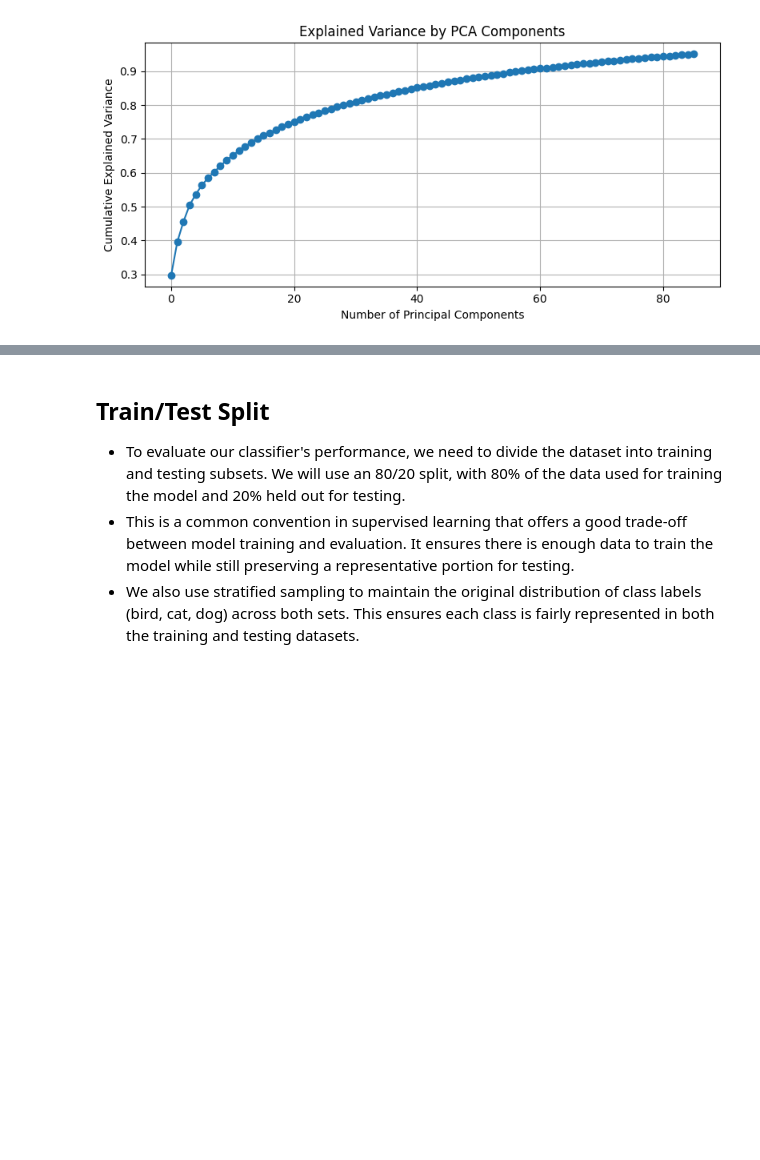
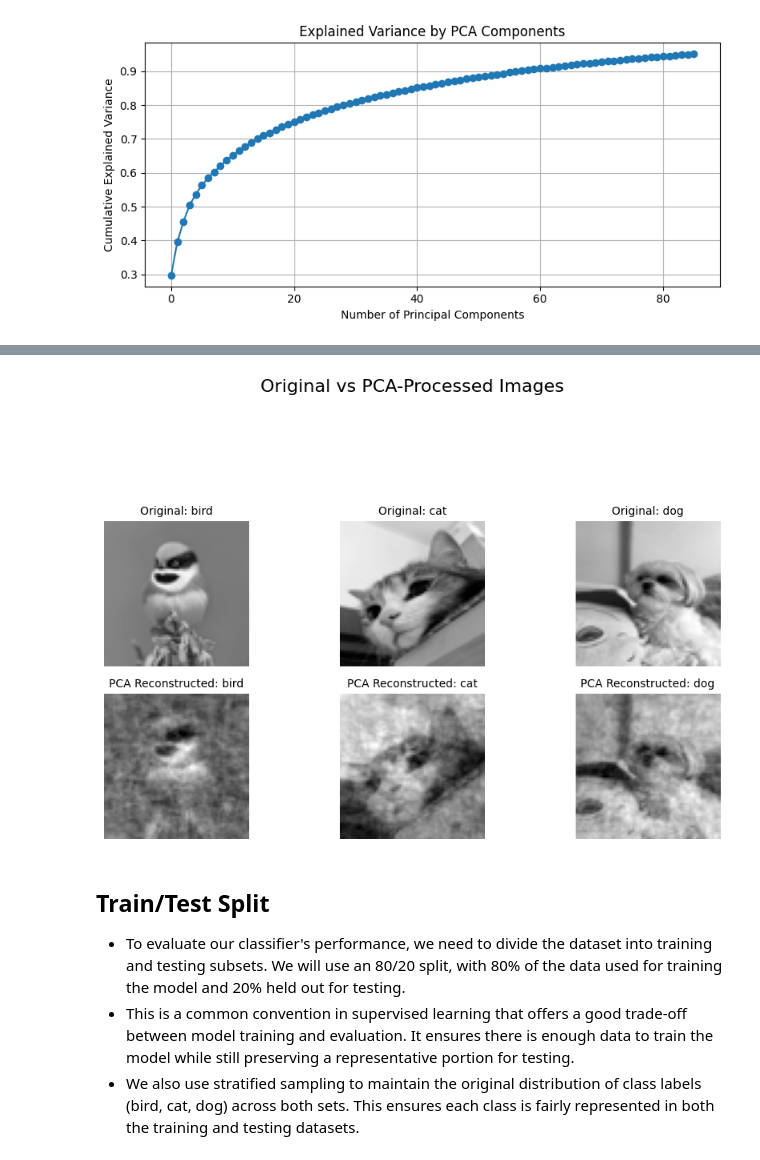
Before and after one commit to janmcconnellCityU/DS510_Team_Project, a Jupyter notebook: ds510_cnn_pca_team_project.ipynb, the cells around one changed output, grey strips where cells are left out. Saved outputs shown, nothing was run; the diff lists cells and outputs as text; code cells hidden in the pictures; blank space fills up the shorter version.

```diff
--- a/ds510_cnn_pca_team_project.ipynb
+++ b/ds510_cnn_pca_team_project.ipynb
@@ -117,3 +150,39 @@ Plot saved to visualizations\pca_explained_variance.png
+# %%
+# Visual Comparison: Original vs PCA-Processed Images
+
+# Select sample indices by class label (0=bird, 1=cat, 2=dog)
+sample_idxs = {
+    "bird": np.where(y == 0)[0][0],
+    "cat": np.where(y == 1)[0][0],
+    "dog": np.where(y == 2)[0][0]
+}
+
+# Plot original and PCA-reconstructed images in 3x2 layout (wider and taller)
+fig, axes = plt.subplots(2, 3, figsize=(9, 6))  # Increase figure size
+
+# Reduce white space between title and images
+fig.subplots_adjust(top=0.85)  # Push the images up closer to the title
+fig.suptitle("Original vs PCA-Processed Images", fontsize=16)
+
+for i, (label, idx) in enumerate(sample_idxs.items()):
+    # Original image
+    orig_img = X[idx].reshape(64, 64)
+    axes[0, i].imshow(orig_img, cmap='gray')
+    axes[0, i].set_title(f"Original: {label}", fontsize=10)
+    axes[0, i].axis('off')
+
+    # PCA reconstruction
+    pca_img = pca.inverse_transform(X_pca[idx]).reshape(64, 64)
+    axes[1, i].imshow(pca_img, cmap='gray')
+    axes[1, i].set_title(f"PCA Reconstructed: {label}", fontsize=10)
+    axes[1, i].axis('off')
+
+# Tight layout with adjusted space below suptitle
+plt.tight_layout(rect=[0, 0, 1, 0.80])  # Reduce padding above plots
+plt.savefig("pca_image_comparison_3x2.png")
+plt.show()
+# %% [output]
+[figure, added]
 # %% [markdown]
 ## Train/Test Split
 
```
Also changed, not shown: parts of 8 cells of this notebook, 6 other files.
